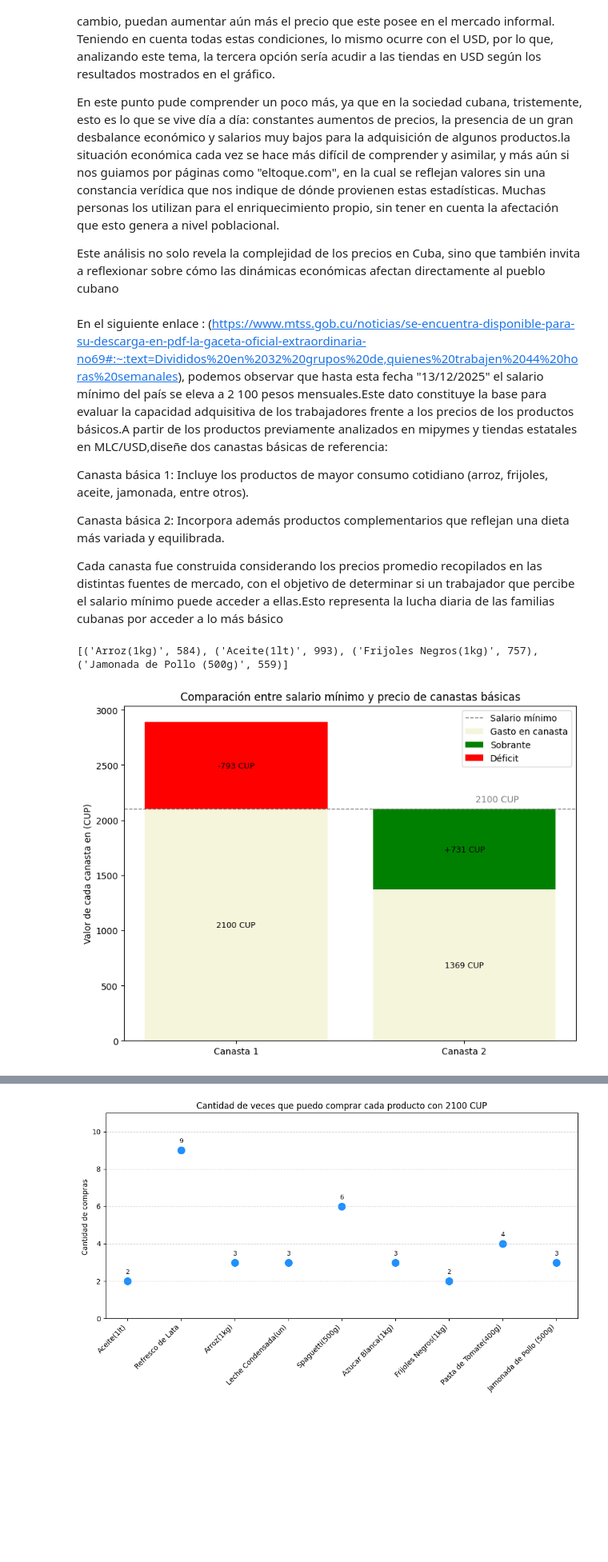
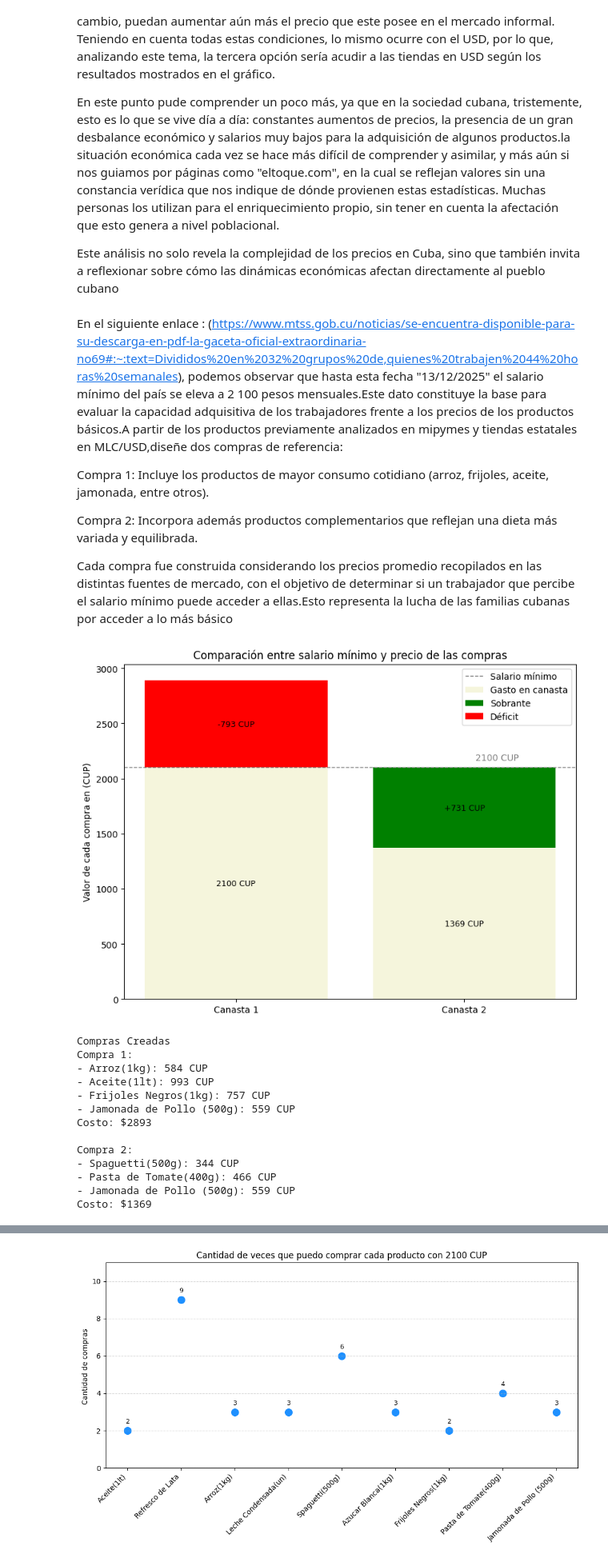
Before and after one commit to WilliamTMC/Proyecto45, a Jupyter notebook: analizando varios productos.ipynb, the cells around one changed output, grey strips where cells are left out. Shown at 80% size. Saved outputs shown, nothing was run; the diff lists cells and outputs as text; code cells hidden in the pictures; blank space fills up the shorter version.

```diff
--- a/analizando varios productos.ipynb
+++ b/analizando varios productos.ipynb
@@ -69,7 +69,6 @@ Para comenzar el análisis, visité 30 mipymes en mi provincia y recopilé  dato
 # %%
 from Funciones.biblioteca import open_json,obtener_nombres_y_precios,grafico_pastel
 import glob #Sirve para buscar archivos y directorios
-import operator#Sirve para acceder a funciones que implementan operaciones comunes (aritméticas, lógicas y de comparación) de manera programática.
 
 #Creo una variable para almacenar todo el contenido de la carpeta Mipymes
 direcciones = glob.glob("./Mipymes/*.json")#utilizo glob.glob para de la carpeta Mipymes me lea todos los .json
@@ -87,7 +86,7 @@ for nombre, precios in productos_con_precios.items():
     frecuencia_de_productos[nombre] = len(precios)
 
 #Ordeno los productos por frecuencia en orden descendente descendente:
-frecuencia_ordenada = sorted(frecuencia_de_productos.items(),key=operator.itemgetter(1),reverse=True)
+frecuencia_ordenada = sorted(frecuencia_de_productos.items(),key=lambda x: x[1],reverse=True)
 
 #Tomo los 10 productos con mayor frecuencia
 top_10_productos = frecuencia_ordenada[:10]
@@ -363,64 +361,75 @@ En este punto pude comprender un poco más, ya que en la sociedad cubana, triste
 
 Este análisis no solo revela la complejidad de los precios en Cuba, sino que también invita a reflexionar sobre cómo las dinámicas económicas afectan directamente al pueblo cubano
 # %% [markdown]
-En el siguiente enlace : (https://www.mtss.gob.cu/noticias/se-encuentra-disponible-para-su-descarga-en-pdf-la-gaceta-oficial-extraordinaria-no69#:~:text=Divididos%20en%2032%20grupos%20de,quienes%20trabajen%2044%20horas%20semanales),  podemos observar que hasta esta fecha "13/12/2025" el salario mínimo del país se eleva a 2 100 pesos mensuales.Este dato constituye la base para evaluar la capacidad adquisitiva de los trabajadores frente a los precios de los productos básicos.A partir de los productos previamente analizados en mipymes y tiendas estatales en MLC/USD,diseñe dos canastas básicas de referencia:
+En el siguiente enlace : (https://www.mtss.gob.cu/noticias/se-encuentra-disponible-para-su-descarga-en-pdf-la-gaceta-oficial-extraordinaria-no69#:~:text=Divididos%20en%2032%20grupos%20de,quienes%20trabajen%2044%20horas%20semanales),  podemos observar que hasta esta fecha "13/12/2025" el salario mínimo del país se eleva a 2 100 pesos mensuales.Este dato constituye la base para evaluar la capacidad adquisitiva de los trabajadores frente a los precios de los productos básicos.A partir de los productos previamente analizados en mipymes y tiendas estatales en MLC/USD,diseñe dos compras de referencia:
 
-Canasta básica 1: Incluye los productos de mayor consumo cotidiano (arroz, frijoles, aceite, jamonada, entre otros).
+Compra 1: Incluye los productos de mayor consumo cotidiano (arroz, frijoles, aceite, jamonada, entre otros).
 
-Canasta básica 2: Incorpora además productos complementarios que reflejan una dieta más variada y equilibrada.
+Compra 2: Incorpora además productos complementarios que reflejan una dieta más variada y equilibrada.
 
-Cada canasta fue construida considerando los precios promedio recopilados en las distintas fuentes de mercado, con el objetivo de determinar si un trabajador que percibe el salario mínimo puede acceder a ellas.Esto representa la lucha diaria de las familias cubanas por acceder a lo más básico
+Cada compra fue construida considerando los precios promedio recopilados en las distintas fuentes de mercado, con el objetivo de determinar si un trabajador que percibe el salario mínimo puede acceder a ellas.Esto representa la lucha de las familias cubanas por acceder a lo más básico
 # %%
-from Funciones.biblioteca import guardar_producto_lista,acceder_precio_lista,suma,grafico_precio_canastas
+from Funciones.biblioteca import guardar_producto_lista,acceder_precio_lista,suma,grafico_precio_compras
 
 #Aclaraciones
 salario = 2100 #Salario minimo de un trabajador en Cuba
 promedios_de_productos #Nombre de productos(top 10) con sus precios al lado
 
 #Creo dos listas para agregar productos y precios
-canasta_basica1 = []
-canasta_basica2 = []
+Compra1 = []
+Compra2 = []
 
 #Productos que vamos a agregar a la primera canasta basica
 #Utilizo la funcion (guardar_producto_lista) la cual me permite guardar en una lista un producto con su precio accediendo a un diccionario
 #Parametros(diccionario al cual queremos acceder,nombre del producto deseado,lista de destino)
-guardar_producto_lista(promedios_de_productos,'Arroz(1kg)',canasta_basica1)
-guardar_producto_lista(promedios_de_productos,'Aceite(1lt)',canasta_basica1)
-guardar_producto_lista(promedios_de_productos,'Frijoles Negros(1kg)',canasta_basica1)
-guardar_producto_lista(promedios_de_productos,'Jamonada de Pollo (500g)',canasta_basica1)
+guardar_producto_lista(promedios_de_productos,'Arroz(1kg)',Compra1)
+guardar_producto_lista(promedios_de_productos,'Aceite(1lt)',Compra1)
+guardar_producto_lista(promedios_de_productos,'Frijoles Negros(1kg)',Compra1)
+guardar_producto_lista(promedios_de_productos,'Jamonada de Pollo (500g)',Compra1)
 #Productos que vamos a agregar a la segunda canasta basica
-guardar_producto_lista(promedios_de_productos, 'Spaguetti(500g)',canasta_basica2)
-guardar_producto_lista(promedios_de_productos, 'Pasta de Tomate(400g)',canasta_basica2)
-guardar_producto_lista(promedios_de_productos, 'Jamonada de Pollo (500g)',canasta_basica2)
+guardar_producto_lista(promedios_de_productos, 'Spaguetti(500g)',Compra2)
+guardar_producto_lista(promedios_de_productos, 'Pasta de Tomate(400g)',Compra2)
+guardar_producto_lista(promedios_de_productos, 'Jamonada de Pollo (500g)',Compra2)
 
 #Creo dos listas almacenar los valores de cada producto
 #Utilizo la funcion (acceder_precio_lista) la cual me permite obtener el precio de los productos anterirmente guardados en listas
 #Parametros(lista de productos,lista de destino)
-precio_canasta1 = []
-precio_canasta2 = []
-acceder_precio_lista(canasta_basica1,precio_canasta1)
-acceder_precio_lista(canasta_basica2,precio_canasta2)
+precio_compra1 = []
+precio_compra2 = []
+acceder_precio_lista(Compra1,precio_compra1)
+acceder_precio_lista(Compra2,precio_compra2)
 
-#Para saber el precio de cada canasta sumo todos los valores
-precio_canasta1 = suma(precio_canasta1)
-precio_canasta2 = suma(precio_canasta2)
-
+#Para saber el precio de cada compra sumo todos los valores
+precio_compra1 = sum(precio_compra1)
+precio_compra2 = sum(precio_compra2)
 #Grafico
-#Utilizo la funcion (grafico_precio_canastas)  para mostrar un grafico de barras apiladas diseñado para comparar el costo de dos canastas básicas frente a un salario, mostrando claramente si hay gasto, sobrante o déficit en cada caso.
+#Utilizo la funcion (grafico_precio_compras)  para mostrar un grafico de barras apiladas diseñado para comparar el costo de dos compras básicas frente a un salario, mostrando claramente si hay gasto, sobrante o déficit en cada caso.
 #Parametros(salario,el costo de la canasta 1 ,el costo de la canasta 2 )
-grafico7 = grafico_precio_canastas(salario,precio_canasta1,precio_canasta2)
+grafico7 = grafico_precio_compras(salario,precio_compra1,precio_compra2)
 
 #Muestro lo reflejado en el grafico
-print("Canastas Creadas")
-print("Canasta Básica 1:")
-for producto, precio in canasta_basica1:
+print("Compras Creadas")
+print("Compra 1:")
+for producto, precio in Compra1:
     print(f"- {producto}: {precio} CUP")
-print(f"Costo: ${precio_canasta1}")
+print(f"Costo: ${precio_compra1}")
 
-print("\nCanasta Básica 2:")
-for producto, precio in canasta_basica2:
+print("\nCompra 2:")
+for producto, precio in Compra2:
     print(f"- {producto}: {precio} CUP")
-print(f"Costo: ${precio_canasta2}")
+print(f"Costo: ${precio_compra2}")
 # %% [output]
+[figure, new version]
-[('Arroz(1kg)', 584), ('Aceite(1lt)', 993), ('Frijoles Negros(1kg)', 757), ('Jamonada de Pollo (500g)', 559)]
+Compras Creadas
+Compra 1:
+- Arroz(1kg): 584 CUP
+- Aceite(1lt): 993 CUP
+- Frijoles Negros(1kg): 757 CUP
+- Jamonada de Pollo (500g): 559 CUP
+Costo: $2893
+
+Compra 2:
+- Spaguetti(500g): 344 CUP
+- Pasta de Tomate(400g): 466 CUP
+- Jamonada de Pollo (500g): 559 CUP
+Costo: $1369
-[figure, old version]
```
Also changed, not shown: parts of 3 cells of this notebook, 3 other files.
